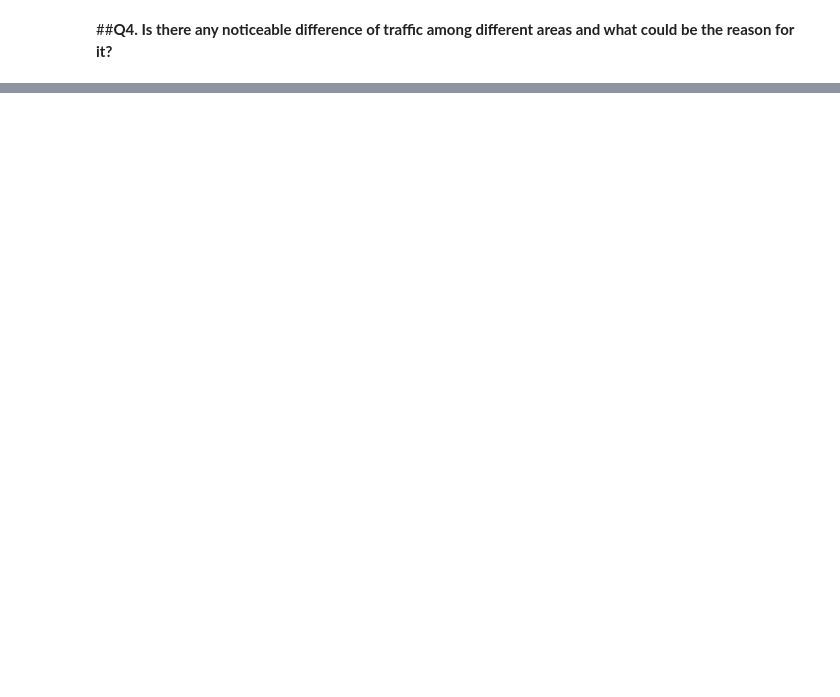
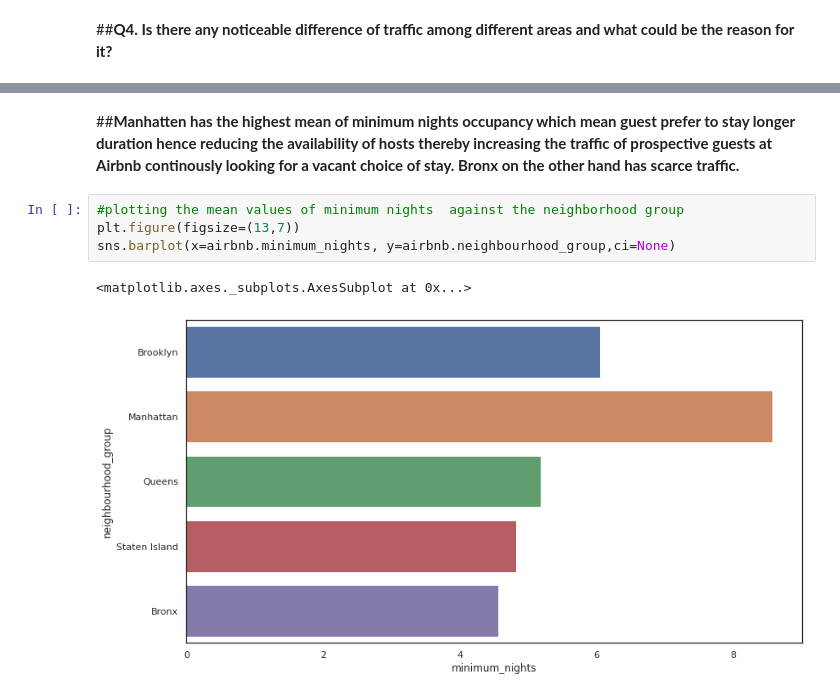
Before and after one commit to Ayaj-Ahmed/CAPSTONE-EDA, a Jupyter notebook: Airbnb_Bookings_EDA_Capstone_Project.ipynb, the cells around one changed output, grey strips where cells are left out. Saved outputs shown, nothing was run; the diff lists cells and outputs as text; blank space fills up the shorter version.

```diff
--- a/Airbnb_Bookings_EDA_Capstone_Project.ipynb
+++ b/Airbnb_Bookings_EDA_Capstone_Project.ipynb
@@ -409,0 +440,9 @@ Text(0.5, 1.0, 'Top 10 Busiest Hosts')
+# %% [markdown]
+##<b>Manhatten has the highest mean of minimum nights occupancy which mean guest prefer to stay longer duration hence reducing the availability of hosts thereby increasing the traffic of prospective guests at Airbnb continously looking for a vacant choice of stay. Bronx on the other hand has scarce traffic.</b>
+# %%
+#plotting the mean values of minimum nights  against the neighborhood group
+plt.figure(figsize=(13,7))
+sns.barplot(x=airbnb.minimum_nights, y=airbnb.neighbourhood_group,ci=None)
+# %% [output]
+<matplotlib.axes._subplots.AxesSubplot at 0x...>
+[figure, added]
```
Also changed, not shown: parts of 21 cells of this notebook.
